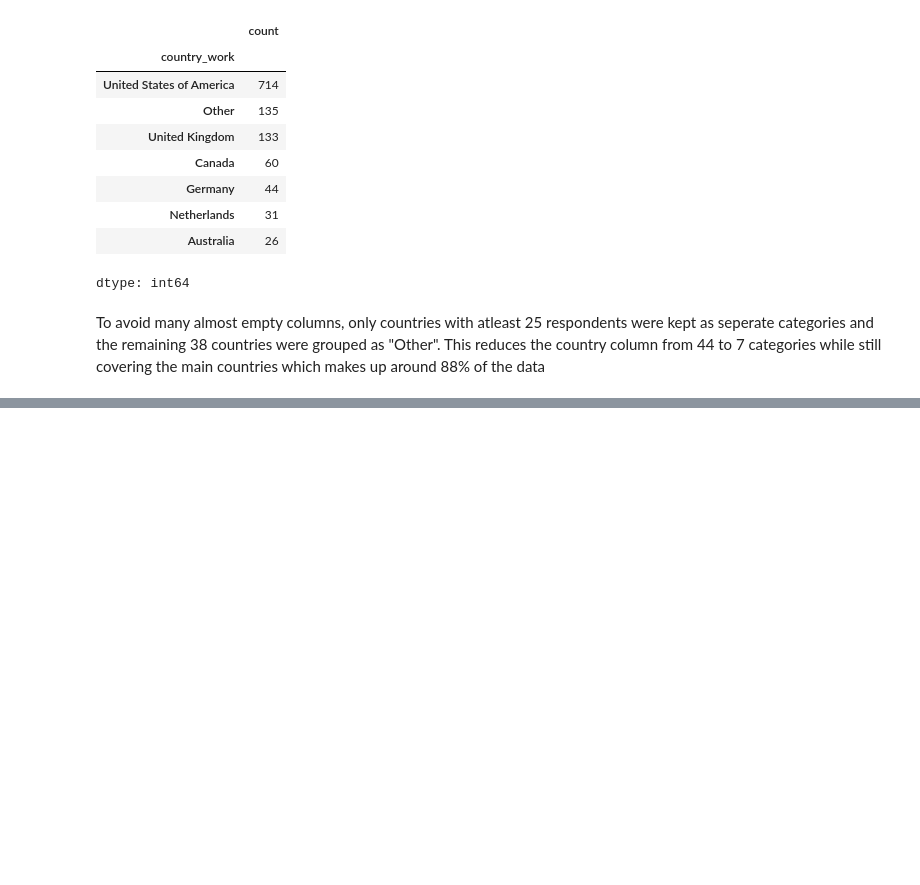
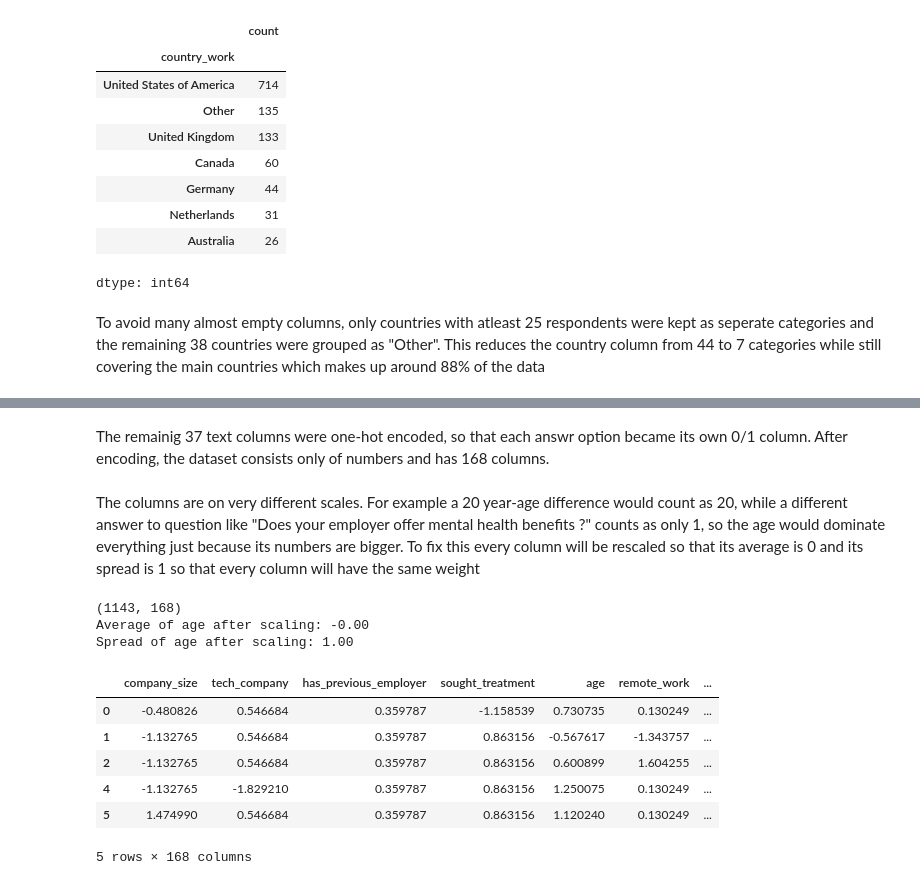
Before and after one commit to faisalhamza909-blip/mental-health-clustering-case-study-, a Jupyter notebook: mental_health_case_study.ipynb, the cells around one changed output, grey strips where cells are left out. Saved outputs shown, nothing was run; the diff lists cells and outputs as text; code cells hidden in the pictures; blank space fills up the shorter version.

Commit message:
encoding and scaling

```diff
--- a/mental_health_case_study.ipynb
+++ b/mental_health_case_study.ipynb
@@ -535,0 +554,24 @@ To avoid many almost empty columns, only countries with atleast 25 respondents w
+# %% [markdown]
+The remainig 37 text columns were one-hot encoded, so that each answr option became its own 0/1 column. After encoding, the dataset consists only of numbers and has 168 columns.
+# %% [markdown]
+The columns are on very different scales. For example a 20 year-age difference would count as 20, while a different answer to question like "Does your employer offer mental health benefits ?" counts as only 1, so the age would dominate everything just because its numbers are bigger. To fix this every column will be rescaled so that its average is 0 and its spread is 1 so that every column will have the same weight
+# %%
+from sklearn.preprocessing import StandardScaler
+scaler = StandardScaler()
+df_scaled = scaler.fit_transform(df_encoded)
+df_scaled = pd.DataFrame(df_scaled, columns = df_encoded.columns, index = df_encoded.index)
+print(df_scaled.shape)
+print(f"Average of age after scaling: {df_scaled['age'].mean():.2f}")
+print(f"Spread of age after scaling: {df_scaled['age'].std():.2f}")
+df_scaled.head()
+# %% [output]
+(1143, 168)
+Average of age after scaling: -0.00
+Spread of age after scaling: 1.00
+|  | company_size | tech_company | has_previous_employer | sought_treatment | age | remote_work | ... |
+| 0 | -0.480826 | 0.546684 | 0.359787 | -1.158539 | 0.730735 | 0.130249 | ... |
+| 1 | -1.132765 | 0.546684 | 0.359787 | 0.863156 | -0.567617 | -1.343757 | ... |
+| 2 | -1.132765 | 0.546684 | 0.359787 | 0.863156 | 0.600899 | 1.604255 | ... |
+| 4 | -1.132765 | -1.829210 | 0.359787 | 0.863156 | 1.250075 | 0.130249 | ... |
+| 5 | 1.474990 | 0.546684 | 0.359787 | 0.863156 | 1.120240 | 0.130249 | ... |
+5 rows × 168 columns
```
Also changed, not shown: parts of 7 cells of this notebook.
